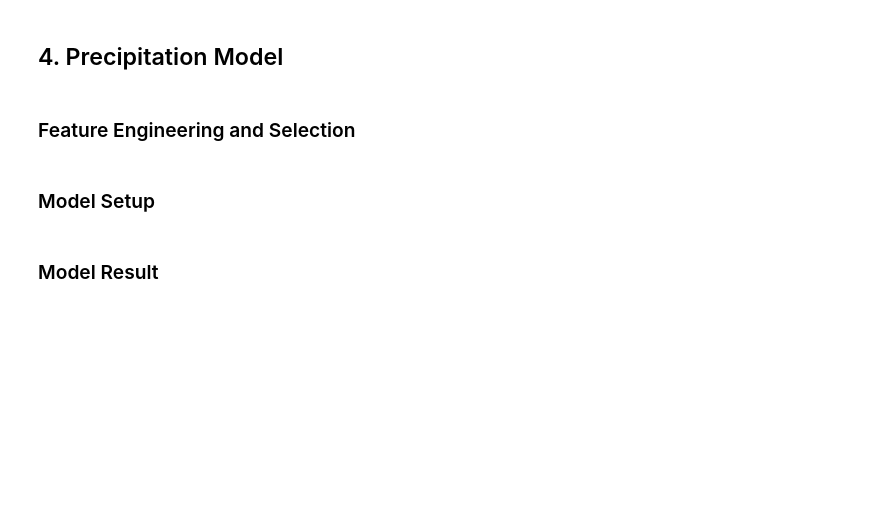
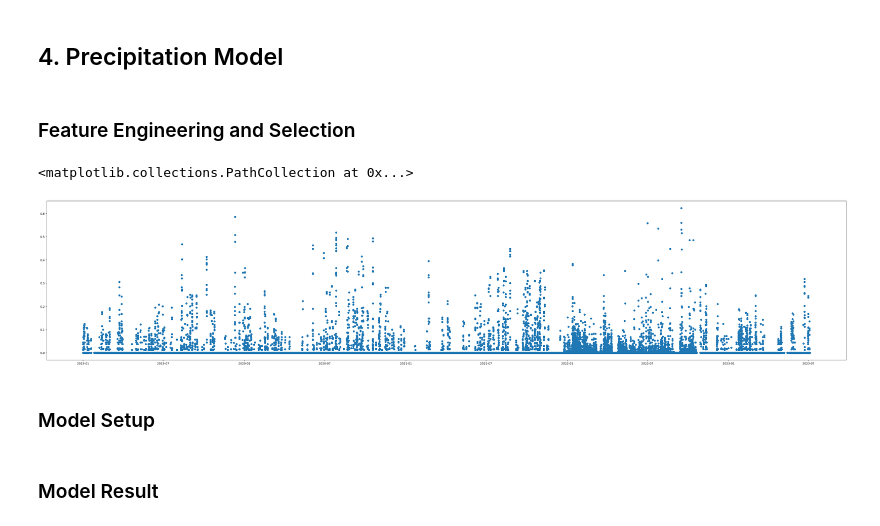
Before and after one commit to mathiasraa/tdt4173-forecasting, a Jupyter notebook: notebooks/modeling.ipynb, the cells around one changed output. Drawn from its saved outputs; the diff is of its cells as text; code cells hidden in the pictures; blank space fills up the shorter version.

```diff
--- a/notebooks/modeling.ipynb
+++ b/notebooks/modeling.ipynb
@@ -45,6 +72,14 @@ data_cloud = data.copy()
 ### Feature Engineering and Selection
 # %%
 data_precip = data.copy()
+# %%
+# Observe the outlier data
+
+plt.figure(figsize=(50, 10))
+plt.scatter(data_precip["date_forecast"], data_cloud["precip_5min:mm"])
+# %% [output]
+<matplotlib.collections.PathCollection at 0x...>
+[figure, added]
 # %% [markdown]
 ### Model Setup
 # %% [markdown]
```
Also changed, not shown: parts of 4 cells of this notebook.
